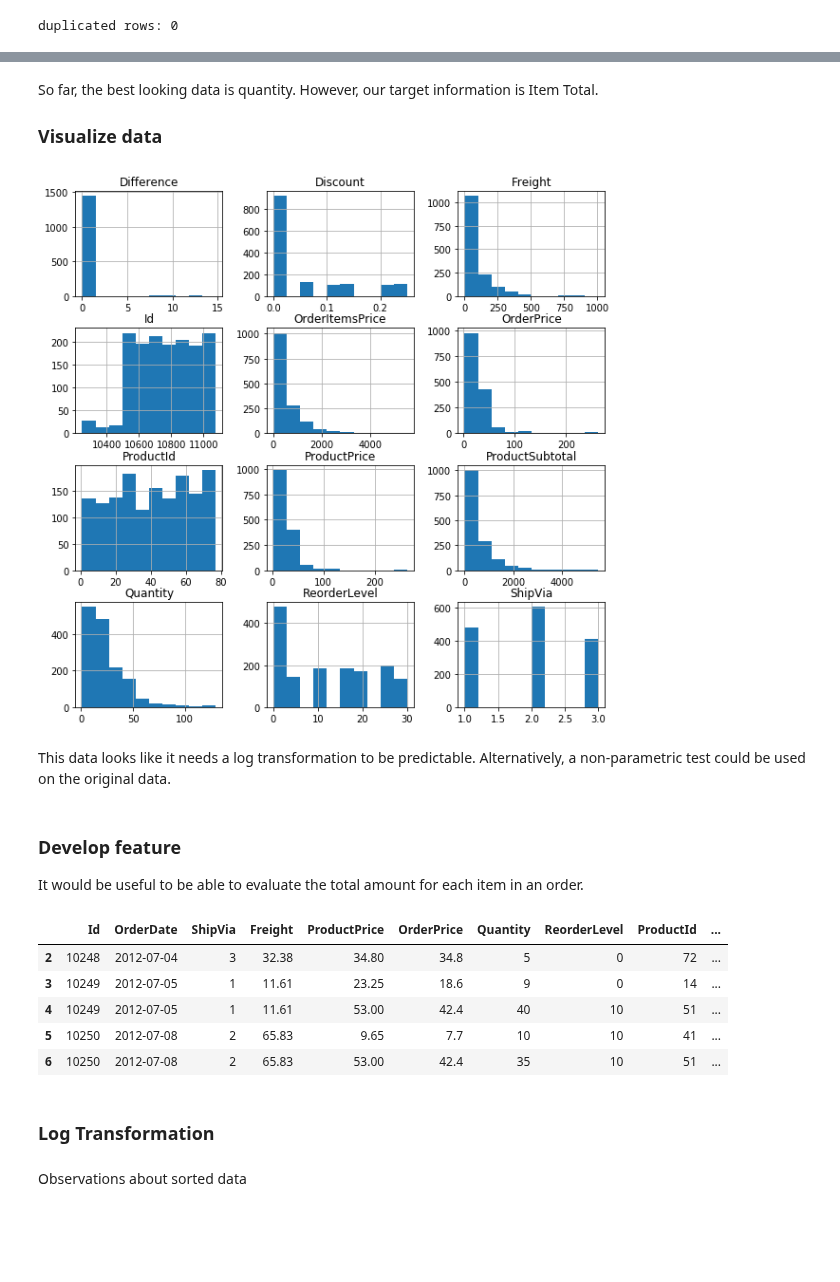
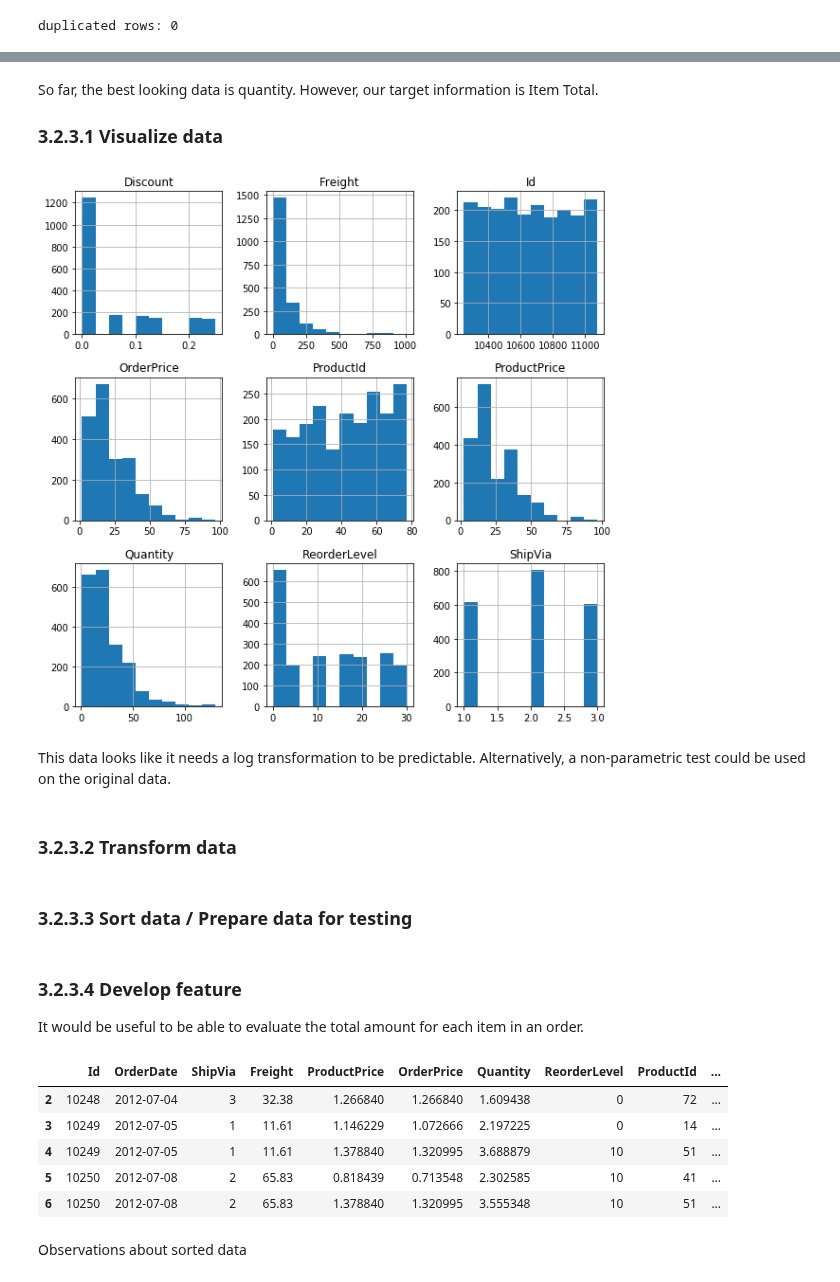
Before and after one commit to eannefawcett/Northwind-Database-Exploration, a Jupyter notebook: Product Price and OrderDetail Price.ipynb, the cells around one changed output, grey strips where cells are left out. Cells and saved outputs as stored; diff of their text form; code cells hidden in the pictures; blank space fills up the shorter version.

```diff
--- a/Product Price and OrderDetail Price.ipynb
+++ b/Product Price and OrderDetail Price.ipynb
@@ -298,17 +312,14 @@ length of cleaner dataset: 2087
 # %%
 # management of outliers
-no_outliers = df_drop.loc[df_drop['ProductSubtotal'] < 6000]
-no_outliers = no_outliers.loc[no_outliers['OrderItemsPrice'] < 6000]
-no_outliers = no_outliers.loc[no_outliers['Difference'] < 15]
+no_outliers = df_drop.loc[df_drop['ProductPrice'] < 100]
+no_outliers = no_outliers.loc[no_outliers['OrderPrice'] < 100]
 print('length of cleaner dataset: ' + str(len(no_outliers)))
 
 fig02 = plt.figure(figsize=(10,5))
 fig02.suptitle('Outlier Exploration')
 
-ax = fig02.add_subplot(131)
-ax1 = no_outliers.ProductSubtotal.plot(kind='box')
-ax = fig02.add_subplot(132)
-ax2 = no_outliers.OrderItemsPrice.plot(kind='box')
-ax = fig02.add_subplot(133)
-ax3 = no_outliers.Difference.plot(kind='box')
+ax = fig02.add_subplot(121)
+ax1 = no_outliers.ProductPrice.plot(kind='box')
+ax = fig02.add_subplot(122)
+ax2 = no_outliers.OrderPrice.plot(kind='box')
 # %% [output]
@@ -334,11 +350,24 @@ no_outliers.describe()
 # %% [markdown]
 So far, the best looking data is quantity. However, our target information is Item Total.
 
-### Visualize data
+### 3.2.3.1 Visualize data
 # %%
 # visualize data
 no_outliers.hist(figsize=(10,10));
 # %% [output]
-[figure, old version]
+[figure, new version]
 # %% [markdown]
 This data looks like it needs a log transformation to be predictable. Alternatively, a non-parametric test could be used on the original data.
+# %% [markdown]
+### 3.2.3.2 Transform data
+# %%
+# # sort data
+log_orderItemsPrice = no_outliers['OrderPrice'].map(lambda x: np.log(x))
+log_productSubtotal = no_outliers['ProductPrice'].map(lambda x: np.log(x))
+log_quantity = no_outliers['Quantity'].map(lambda x: np.log(x))
+
+no_outliers['OrderPrice'] = log_orderItemsPrice
+no_outliers['ProductPrice'] = log_productSubtotal
+no_outliers['Quantity'] = log_quantity
+# %% [markdown]
+### 3.2.3.3 Sort data / Prepare data for testing
@@ -345,18 +376,16 @@ This data looks like it needs a log transformation to be predictable. Alternativ
 # %% [markdown]
-### Develop feature
+### 3.2.3.4 Develop feature
 
 It would be useful to be able to evaluate the total amount for each item in an order.
 # %%
-df_drop['ProductSubtotal'] = df_drop['ProductPrice'] * df_drop['Quantity']
-df_drop['OrderItemsPrice'] = df_drop['OrderPrice'] * df_drop['Quantity']
-df_drop['Difference'] = df_drop['ProductSubtotal'] - df_drop['OrderItemsPrice']
-df_drop.head()
+no_outliers['ProductSubtotal'] = no_outliers['ProductPrice'] * no_outliers['Quantity']
+no_outliers['OrderItemsPrice'] = no_outliers['OrderPrice'] * no_outliers['Quantity']
+no_outliers['Difference'] = no_outliers['ProductSubtotal'] - no_outliers['OrderItemsPrice']
+no_outliers.head()
 # %% [output]
 |  | Id | OrderDate | ShipVia | Freight | ProductPrice | OrderPrice | Quantity | ReorderLevel | ProductId | ... |
-| 2 | 10248 | 2012-07-04 | 3 | 32.38 | 34.80 | 34.8 | 5 | 0 | 72 | ... |
-| 3 | 10249 | 2012-07-05 | 1 | 11.61 | 23.25 | 18.6 | 9 | 0 | 14 | ... |
-| 4 | 10249 | 2012-07-05 | 1 | 11.61 | 53.00 | 42.4 | 40 | 10 | 51 | ... |
-| 5 | 10250 | 2012-07-08 | 2 | 65.83 | 9.65 | 7.7 | 10 | 10 | 41 | ... |
-| 6 | 10250 | 2012-07-08 | 2 | 65.83 | 53.00 | 42.4 | 35 | 10 | 51 | ... |
+| 2 | 10248 | 2012-07-04 | 3 | 32.38 | 1.266840 | 1.266840 | 1.609438 | 0 | 72 | ... |
+| 3 | 10249 | 2012-07-05 | 1 | 11.61 | 1.146229 | 1.072666 | 2.197225 | 0 | 14 | ... |
+| 4 | 10249 | 2012-07-05 | 1 | 11.61 | 1.378840 | 1.320995 | 3.688879 | 10 | 51 | ... |
+| 5 | 10250 | 2012-07-08 | 2 | 65.83 | 0.818439 | 0.713548 | 2.302585 | 10 | 41 | ... |
+| 6 | 10250 | 2012-07-08 | 2 | 65.83 | 1.378840 | 1.320995 | 3.555348 | 10 | 51 | ... |
-# %% [markdown]
-### Log Transformation
```
Also changed, not shown: parts of 54 cells of this notebook, 4 other files.
